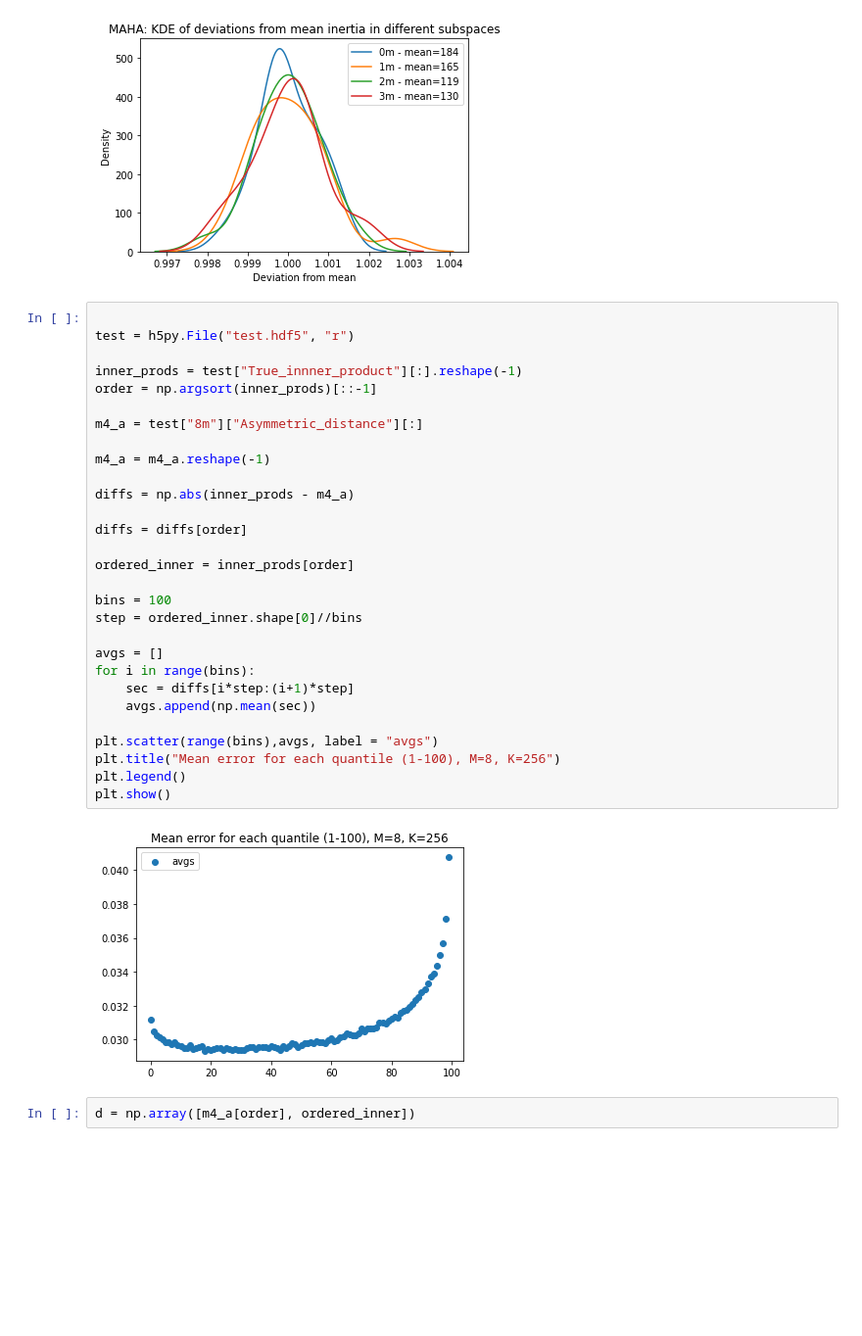
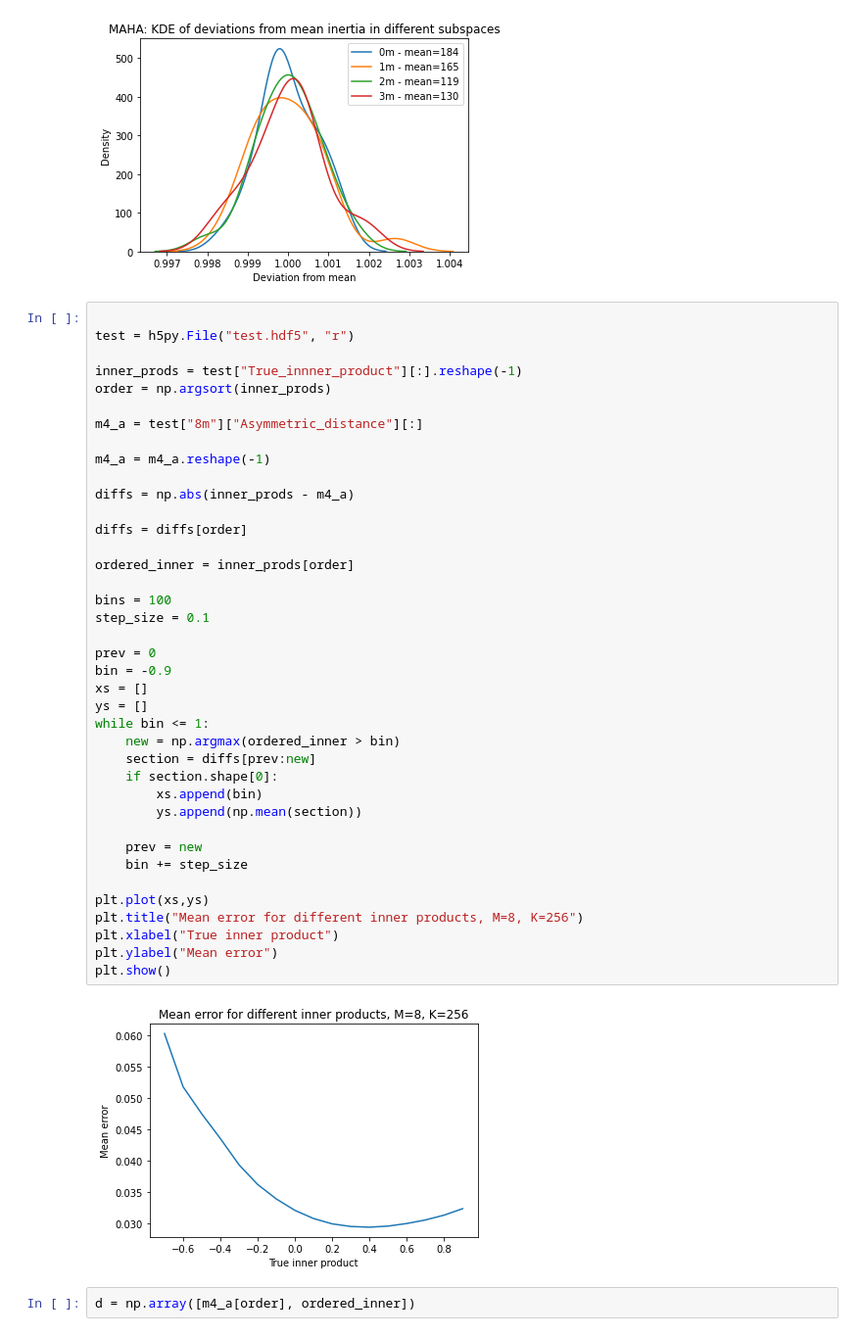
Before and after one commit to TSPoulsen/puffinn, a Jupyter notebook: experiments/results/explore_results.ipynb, the cells around one changed output. Shown at 98% size. Saved outputs shown, nothing was run; the diff lists cells and outputs as text; blank space fills up the shorter version.

```diff
--- a/experiments/results/explore_results.ipynb
+++ b/experiments/results/explore_results.ipynb
@@ -255,34 +255,44 @@ plt.show()
 # %%
 
 test = h5py.File("test.hdf5", "r")
 
 inner_prods = test["True_innner_product"][:].reshape(-1)
-order = np.argsort(inner_prods)[::-1]
+order = np.argsort(inner_prods)
 
 m4_a = test["8m"]["Asymmetric_distance"][:]
 
 m4_a = m4_a.reshape(-1)
 
 diffs = np.abs(inner_prods - m4_a)
 
 diffs = diffs[order]
 
 ordered_inner = inner_prods[order]
 
 bins = 100
-step = ordered_inner.shape[0]//bins
+step_size = 0.1
 
-avgs = []
-for i in range(bins):
-    sec = diffs[i*step:(i+1)*step]
-    avgs.append(np.mean(sec))
+prev = 0
+bin = -0.9
+xs = []
+ys = []
+while bin <= 1:
+    new = np.argmax(ordered_inner > bin)
+    section = diffs[prev:new]
+    if section.shape[0]:
+        xs.append(bin)
+        ys.append(np.mean(section))
 
-plt.scatter(range(bins),avgs, label = "avgs")
-plt.title("Mean error for each quantile (1-100), M=8, K=256")
-plt.legend()
+    prev = new
+    bin += step_size
+
+plt.plot(xs,ys)
+plt.title("Mean error for different inner products, M=8, K=256")
+plt.xlabel("True inner product")
+plt.ylabel("Mean error")
 plt.show()
 # %% [output]
-[figure, old version]
+[figure, new version]
 # %%
 d = np.array([m4_a[order], ordered_inner])
 # %%
```
Also changed, not shown: 2 other files.
